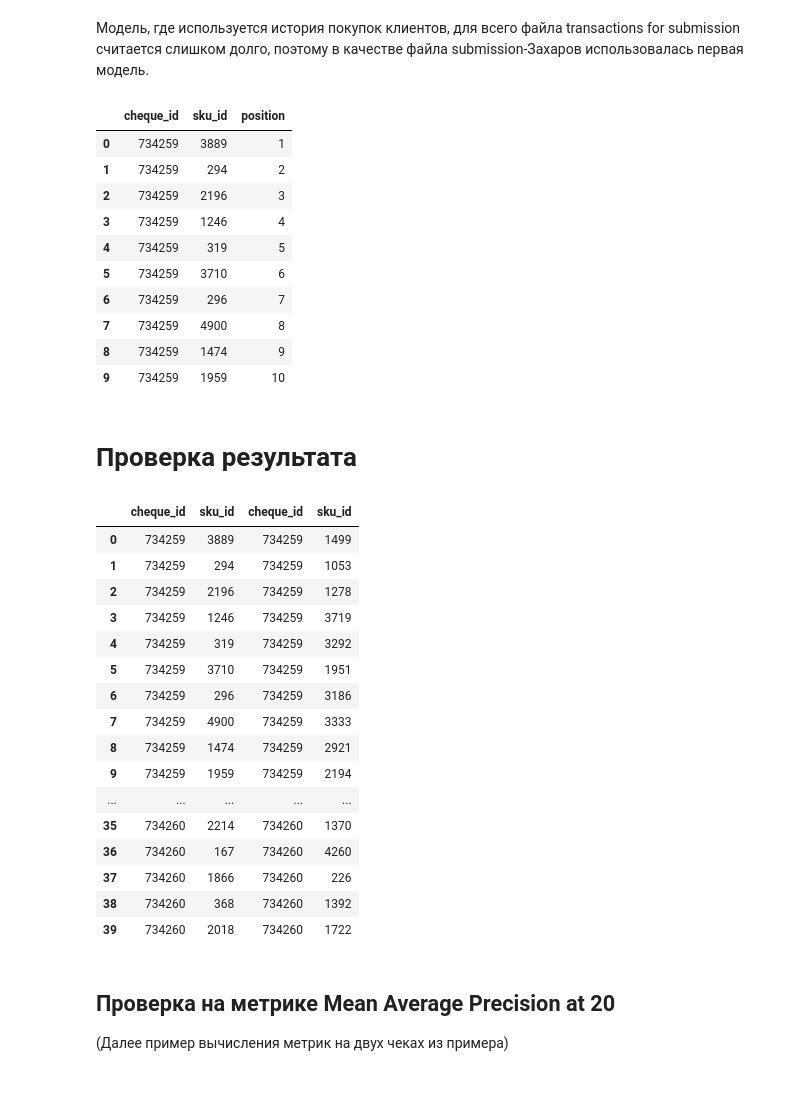
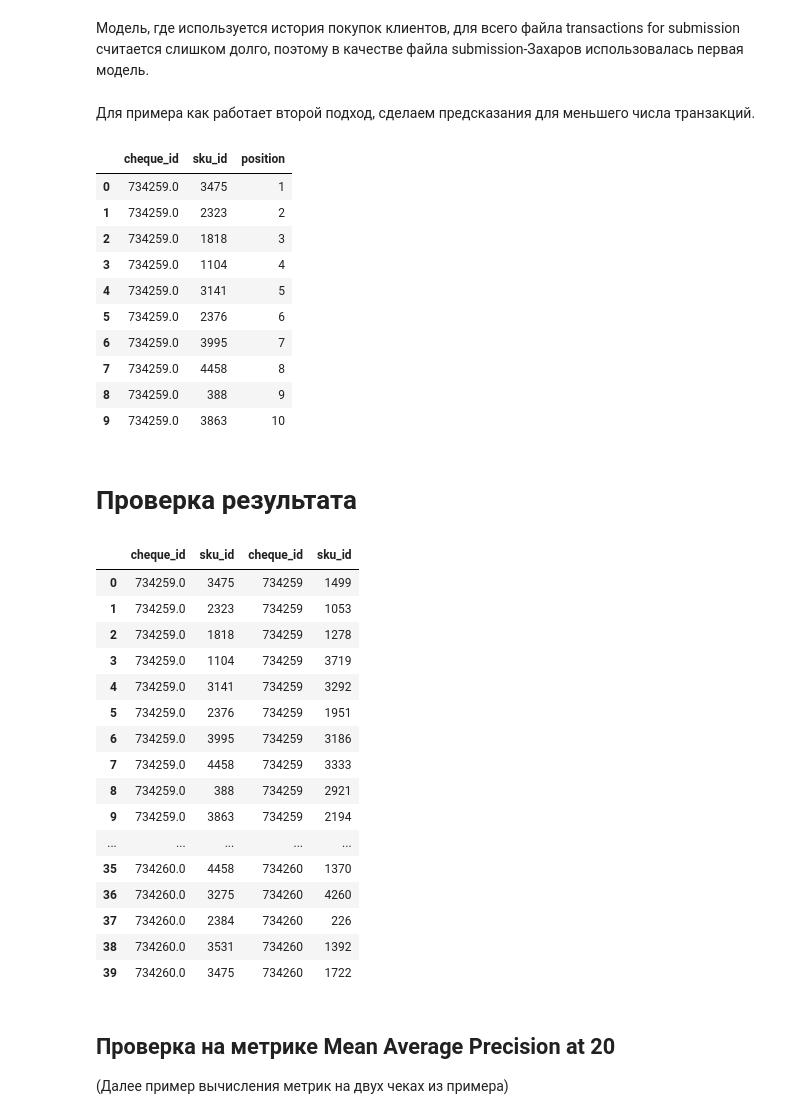
Before and after one commit to kirillzx/GPN-Cup, a Jupyter notebook: GPN_main.ipynb, the cells around one changed output. Saved outputs shown, nothing was run; the diff lists cells and outputs as text; code cells hidden in the pictures; blank space fills up the shorter version.

```diff
--- a/GPN_main.ipynb
+++ b/GPN_main.ipynb
@@ -356,9 +491,9 @@ brand_dict = products.groupby('sku_id')['brand'].apply(list).to_dict()
 sku_dict = products.groupby('sku_id')['sku_id'].apply(list).to_dict()
 # %%
 # Объединение в один словарь
-keys = groups_dict.keys()
-values = zip(sku_dict.values(), groups_dict.values(), price_dict.values(),\
-             name_dict.values(), brand_dict.values())
+keys = groups_dict.keys() #вытаскиваем ключи
+#вытаскиваем значения из каждого словаря
+values = zip(sku_dict.values(), groups_dict.values(), price_dict.values(), name_dict.values(), brand_dict.values())
 # %%
 products_dict = dict(zip(keys, values))
 # %% [markdown]
@@ -374,7 +509,7 @@ def similar_products(v, n = 20):
     k = 0 # счетчик для отбора только 20 лучших
 
     for i, product in enumerate(similar_products):
-        if products_dict[product[0]][1][0] in groups and k != 20:
+        if products_dict[product[0]][1][0] in groups and k != n:
             recommend.append((products_dict[product[0]][0][0], products_dict[product[0]][3][0],\
                     products_dict[product[0]][1][0], products_dict[product[0]][4][0], \
                     products_dict[product[0]][2][0], product[1], k+1))
@@ -531,18 +745,30 @@ for q, i in tqdm.tqdm(submissions): #проходимся по transactions-for_
+# %% [markdown]
+Для примера как работает второй подход, сделаем предсказания для меньшего числа транзакций.
+# %%
+submissions = trans_subm[['cheque_id', 'sku_id', 'client_id']].values[:5]
+recs = []
+for q, i, client in tqdm.tqdm(submissions): #проходимся по transactions-for_submission и генерируем рекомндации
+    try:
+        t = similar_products(history_aggregation(client_history_fun(client)))
+        for j in t:
+            recs.append([q, j[0], j[-1]])
+    except KeyError:
+        continue
 # %%
-result = pd.DataFrame(recs, columns = ['cheque_id', 'sku_id', 'position'])
+result2 = pd.DataFrame(recs, columns = ['cheque_id', 'sku_id', 'position'])
 
-result['sku_id'] = result['sku_id'].astype(int) # так как в модели использовался строчный тип, то меняем обратно на int64
+result2['sku_id'] = result2['sku_id'].astype(int) # так как в модели использовался строчный тип, то меняем обратно на int64
 # %%
-result.head(10)
+result2.head(10)
 # %% [output]
 |  | cheque_id | sku_id | position |
-| 0 | 734259 | 3889 | 1 |
-| 1 | 734259 | 294 | 2 |
-| 2 | 734259 | 2196 | 3 |
-| 3 | 734259 | 1246 | 4 |
-| 4 | 734259 | 319 | 5 |
-| 5 | 734259 | 3710 | 6 |
-| 6 | 734259 | 296 | 7 |
-| 7 | 734259 | 4900 | 8 |
-| 8 | 734259 | 1474 | 9 |
-| 9 | 734259 | 1959 | 10 |
+| 0 | 734259.0 | 3475 | 1 |
+| 1 | 734259.0 | 2323 | 2 |
+| 2 | 734259.0 | 1818 | 3 |
+| 3 | 734259.0 | 1104 | 4 |
+| 4 | 734259.0 | 3141 | 5 |
+| 5 | 734259.0 | 2376 | 6 |
+| 6 | 734259.0 | 3995 | 7 |
+| 7 | 734259.0 | 4458 | 8 |
+| 8 | 734259.0 | 388 | 9 |
+| 9 | 734259.0 | 3863 | 10 |
@@ -553,25 +777,25 @@ result.to_parquet('submission-Захаров.parquet') #запись в parquet
 # %%
 example = pd.read_parquet('submission-example.parquet')
 # %%
-pd.concat([result.iloc[:len(example)].drop('position', axis=1), example.drop('position', axis=1)], axis=1)
+pd.concat([result2.iloc[:len(example)].drop('position', axis=1), example.drop('position', axis=1)], axis=1)
 # %% [output]
 |  | cheque_id | sku_id | cheque_id | sku_id |
-| 0 | 734259 | 3889 | 734259 | 1499 |
-| 1 | 734259 | 294 | 734259 | 1053 |
-| 2 | 734259 | 2196 | 734259 | 1278 |
-| 3 | 734259 | 1246 | 734259 | 3719 |
-| 4 | 734259 | 319 | 734259 | 3292 |
-| 5 | 734259 | 3710 | 734259 | 1951 |
-| 6 | 734259 | 296 | 734259 | 3186 |
-| 7 | 734259 | 4900 | 734259 | 3333 |
-| 8 | 734259 | 1474 | 734259 | 2921 |
-| 9 | 734259 | 1959 | 734259 | 2194 |
+| 0 | 734259.0 | 3475 | 734259 | 1499 |
+| 1 | 734259.0 | 2323 | 734259 | 1053 |
+| 2 | 734259.0 | 1818 | 734259 | 1278 |
+| 3 | 734259.0 | 1104 | 734259 | 3719 |
+| 4 | 734259.0 | 3141 | 734259 | 3292 |
+| 5 | 734259.0 | 2376 | 734259 | 1951 |
+| 6 | 734259.0 | 3995 | 734259 | 3186 |
+| 7 | 734259.0 | 4458 | 734259 | 3333 |
+| 8 | 734259.0 | 388 | 734259 | 2921 |
+| 9 | 734259.0 | 3863 | 734259 | 2194 |
 | ... | ... | ... | ... | ... |
-| 35 | 734260 | 2214 | 734260 | 1370 |
-| 36 | 734260 | 167 | 734260 | 4260 |
-| 37 | 734260 | 1866 | 734260 | 226 |
-| 38 | 734260 | 368 | 734260 | 1392 |
-| 39 | 734260 | 2018 | 734260 | 1722 |
+| 35 | 734260.0 | 4458 | 734260 | 1370 |
+| 36 | 734260.0 | 3275 | 734260 | 4260 |
+| 37 | 734260.0 | 2384 | 734260 | 226 |
+| 38 | 734260.0 | 3531 | 734260 | 1392 |
+| 39 | 734260.0 | 3475 | 734260 | 1722 |
 # %% [markdown]
 ## Проверка на метрике Mean Average Precision at 20
 (Далее пример вычисления метрик на двух чеках из примера)
```
Also changed, not shown: parts of 85 cells of this notebook.
